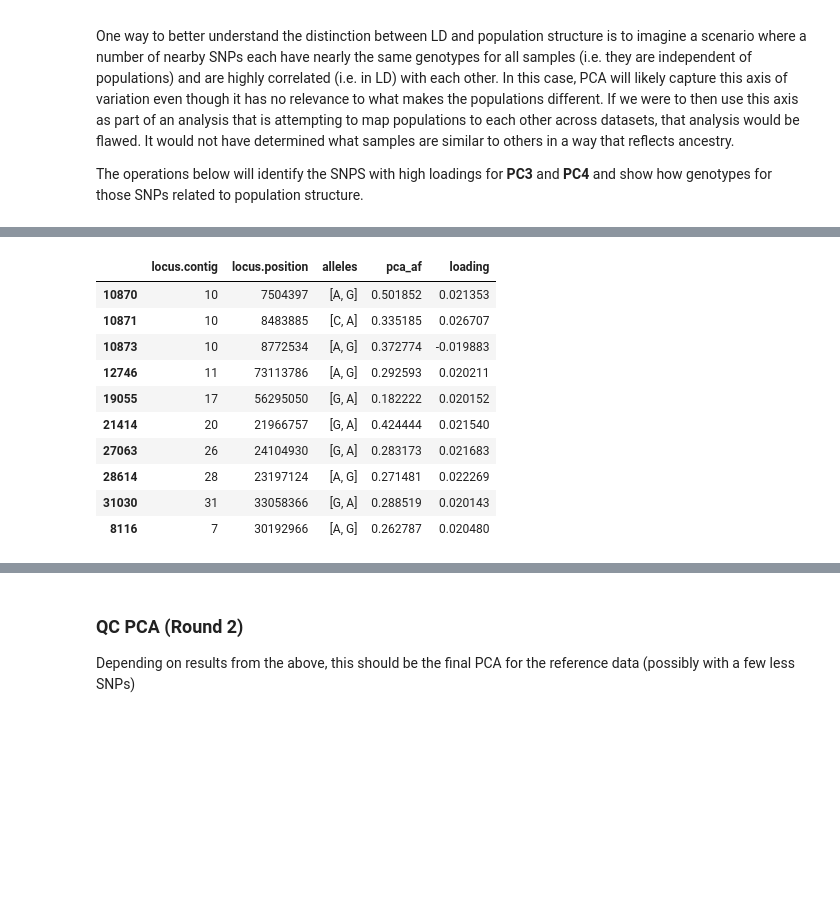
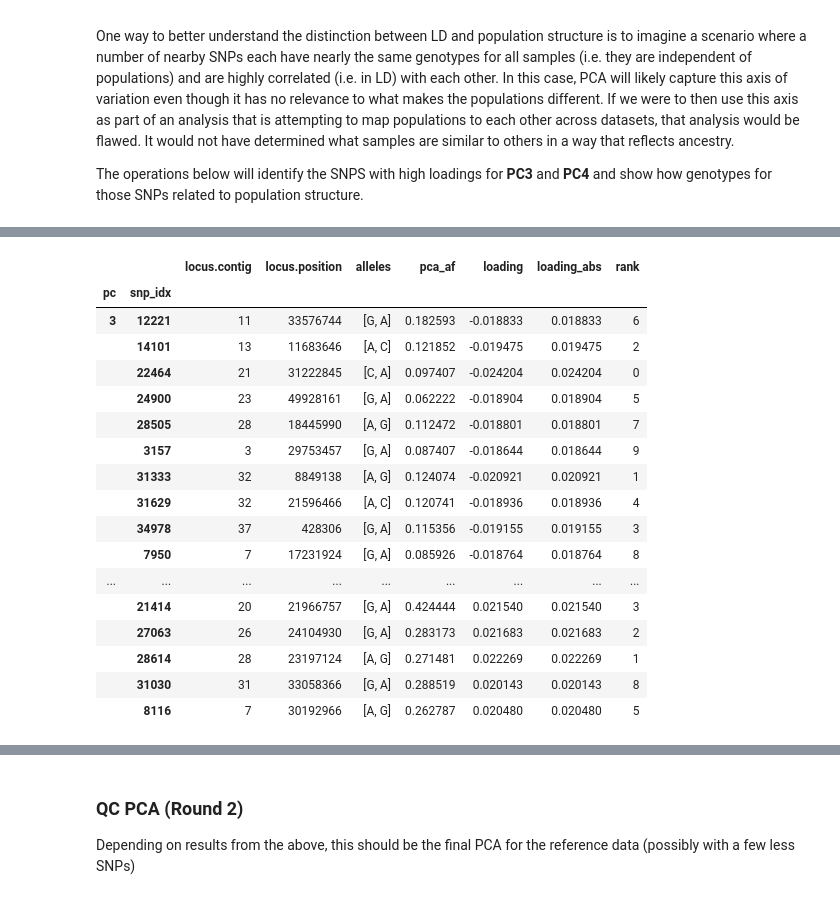
Before and after one commit to related-sciences/gwas-analysis, a Jupyter notebook: notebooks/organism/canine/cg-hail-04.ipynb, the cells around one changed output, grey strips where cells are left out. Saved outputs shown, nothing was run; the diff lists cells and outputs as text; code cells hidden in the pictures; blank space fills up the shorter version.

Commit message:
Finishing up loadings visualizations

```diff
--- a/notebooks/organism/canine/cg-hail-04.ipynb
+++ b/notebooks/organism/canine/cg-hail-04.ipynb
@@ -141,7 +149,8 @@ assert pc_scores[0].count() + pc_scores[1].count() == mt.count()[1]
 def add_sample_info(ht, ht_info, fields=['breed', 'breed_name', 'breed_clade']):
     return ht.annotate(**{c: ht_info[ht.key][c] for c in fields})
 # %%
-fig = get_scores_fig(add_sample_info(pc_scores[0], mt.filter_cols(mt.source=='ref').cols()), 0, 1, color='breed_clade')
+ht = add_sample_info(pc_scores[0], mt.filter_cols(mt.source=='ref').cols())
+fig = get_pc_score_fig(get_pc_score_fig_data(ht, 0, 1), color='breed_clade')
 Image(fig.to_image('png'), width=600, height=400)
 # %% [output]
 2020-02-15 12:49:11 Hail: INFO: Coerced sorted dataset
@@ -222,10 +232,19 @@ The operations below will identify the SNPS with high loadings for **PC3** and *
 # %%
 def extract_loading(ht, pc):
     """ Extract table containing loading vector for a single PC"""
-    df = ht.transmute(loading=ht.loadings[pc]).to_pandas()
+    df = ht.transmute(loading=ht.loadings[pc-1]).to_pandas()
     # Order result by loading absolute value
-    df = df.reindex(index=df.loading.abs().sort_values(ascending=False).index)
-    return df
-df_loading = extract_loading(pc_loadings_ref, 3)
+    df['loading_abs'] = df['loading'].abs()
+    df = df.sort_values('loading_abs', ascending=False)
+    df['rank'] = np.arange(len(df))
+    return df.assign(pc=pc)
+df_loading = (
+    pd.concat([
+        extract_loading(pc_loadings_ref, 3),
+        extract_loading(pc_loadings_ref, 4)
+    ])
+    .rename_axis('snp_idx', axis='index')
+    .set_index('pc', append=True).reorder_levels([1, 0], axis=0)
+)
 df_loading.head()
 # %% [output]
@@ -239,15 +268,22 @@ df_loading.head()
 # %%
-# Show the top SNPs ordered by contig+position
-df_loading.head(10).sort_values(['locus.contig', 'locus.position'])
+# Show the top SNPs for each PC ordered by contig+position
+df_loading.groupby('pc', group_keys=False).head(10).sort_values(['pc', 'locus.contig', 'locus.position'])
 # %% [output]
-|  | locus.contig | locus.position | alleles | pca_af | loading |
-| 10870 | 10 | 7504397 | [A, G] | 0.501852 | 0.021353 |
-| 10871 | 10 | 8483885 | [C, A] | 0.335185 | 0.026707 |
-| 10873 | 10 | 8772534 | [A, G] | 0.372774 | -0.019883 |
-| 12746 | 11 | 73113786 | [A, G] | 0.292593 | 0.020211 |
-| 19055 | 17 | 56295050 | [G, A] | 0.182222 | 0.020152 |
-| 21414 | 20 | 21966757 | [G, A] | 0.424444 | 0.021540 |
-| 27063 | 26 | 24104930 | [G, A] | 0.283173 | 0.021683 |
-| 28614 | 28 | 23197124 | [A, G] | 0.271481 | 0.022269 |
-| 31030 | 31 | 33058366 | [G, A] | 0.288519 | 0.020143 |
-| 8116 | 7 | 30192966 | [A, G] | 0.262787 | 0.020480 |
+|  |  | locus.contig | locus.position | alleles | pca_af | loading | loading_abs | rank |
+| pc | snp_idx |  |  |  |  |  |  |  |
+| 3 | 12221 | 11 | 33576744 | [G, A] | 0.182593 | -0.018833 | 0.018833 | 6 |
+|  | 14101 | 13 | 11683646 | [A, C] | 0.121852 | -0.019475 | 0.019475 | 2 |
+|  | 22464 | 21 | 31222845 | [C, A] | 0.097407 | -0.024204 | 0.024204 | 0 |
+|  | 24900 | 23 | 49928161 | [G, A] | 0.062222 | -0.018904 | 0.018904 | 5 |
+|  | 28505 | 28 | 18445990 | [A, G] | 0.112472 | -0.018801 | 0.018801 | 7 |
+|  | 3157 | 3 | 29753457 | [G, A] | 0.087407 | -0.018644 | 0.018644 | 9 |
+|  | 31333 | 32 | 8849138 | [A, G] | 0.124074 | -0.020921 | 0.020921 | 1 |
+|  | 31629 | 32 | 21596466 | [A, C] | 0.120741 | -0.018936 | 0.018936 | 4 |
+|  | 34978 | 37 | 428306 | [G, A] | 0.115356 | -0.019155 | 0.019155 | 3 |
+|  | 7950 | 7 | 17231924 | [G, A] | 0.085926 | -0.018764 | 0.018764 | 8 |
+| ... | ... | ... | ... | ... | ... | ... | ... | ... |
+|  | 21414 | 20 | 21966757 | [G, A] | 0.424444 | 0.021540 | 0.021540 | 3 |
+|  | 27063 | 26 | 24104930 | [G, A] | 0.283173 | 0.021683 | 0.021683 | 2 |
+|  | 28614 | 28 | 23197124 | [A, G] | 0.271481 | 0.022269 | 0.022269 | 1 |
+|  | 31030 | 31 | 33058366 | [G, A] | 0.288519 | 0.020143 | 0.020143 | 8 |
+|  | 8116 | 7 | 30192966 | [A, G] | 0.262787 | 0.020480 | 0.020480 | 5 |
```
Also changed, not shown: parts of 24 cells of this notebook, 1 other file.
